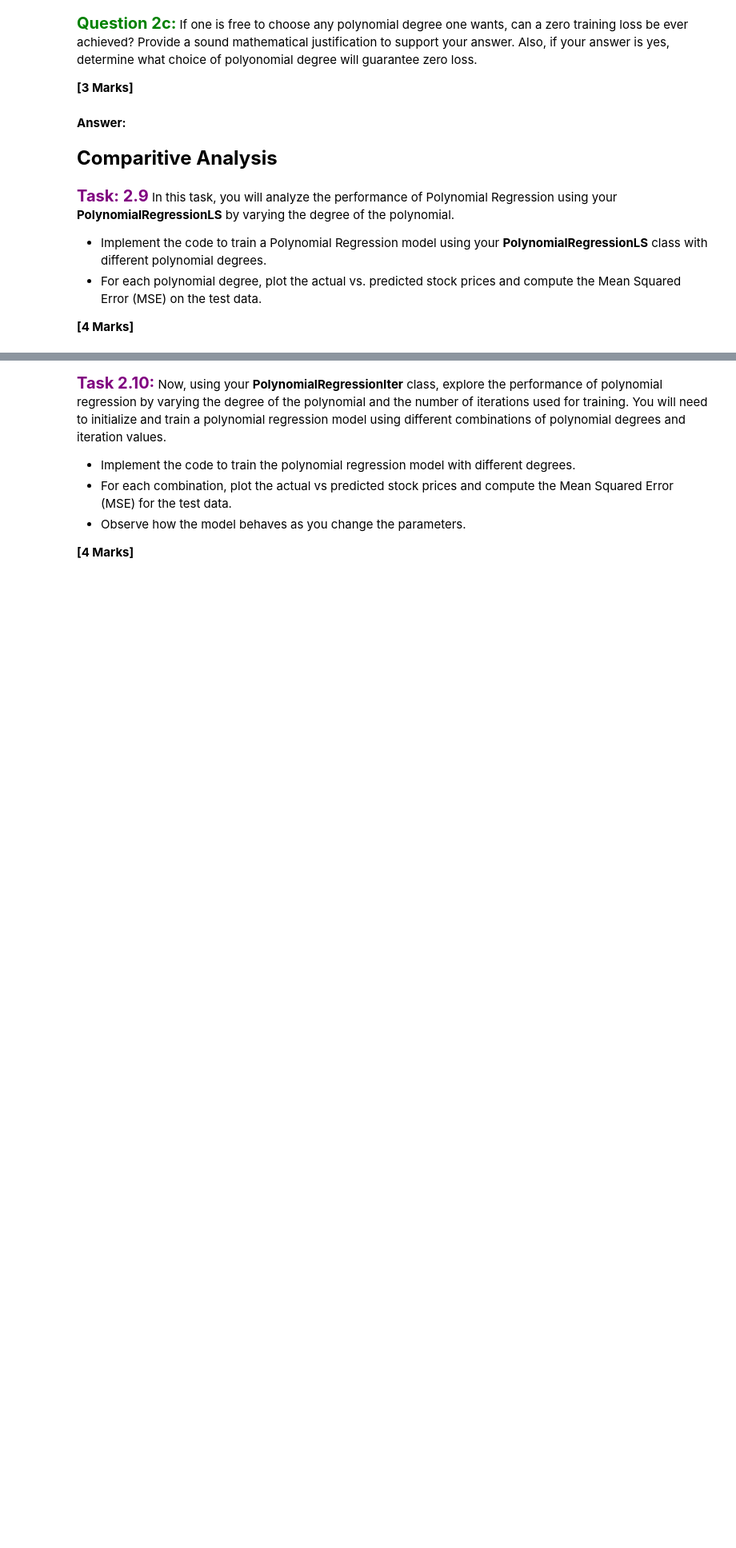
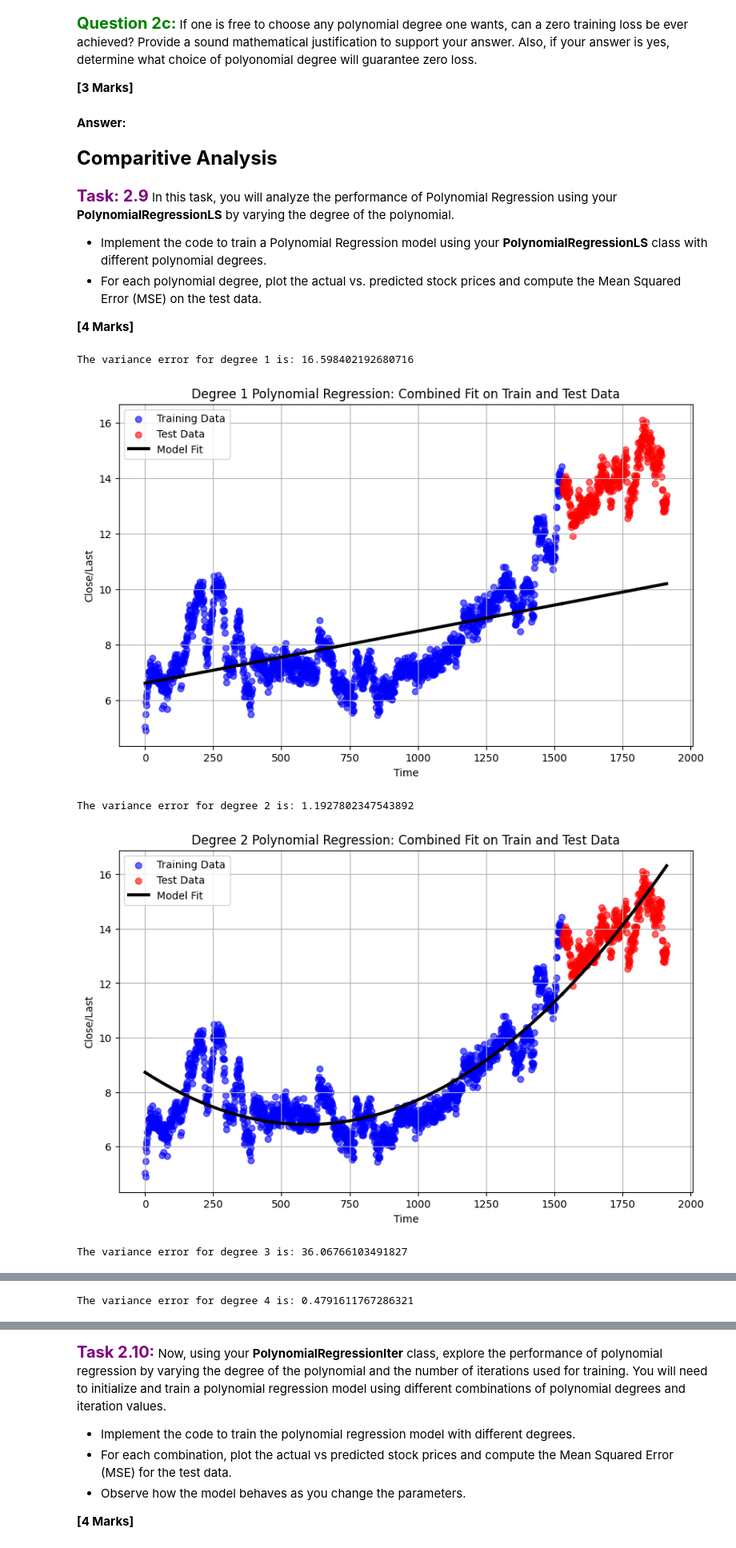
Before and after one commit to alooboii/Learning-AIML, a Jupyter notebook: PA1/PA1.ipynb, the cells around one changed output, grey strips where cells are left out. Shown at 80% size. Cells and saved outputs as stored; diff of their text form; code cells hidden in the pictures; blank space fills up the shorter version.

```diff
--- a/PA1/PA1.ipynb
+++ b/PA1/PA1.ipynb
@@ -862,0 +1016,38 @@ degrees = [1, 2, 3, 4, 5]
+# %%
+# we have provided parameters for polynomial degrees (but try experimenting with these)
+degrees = [1, 2, 3, 4, 5]
+for degree in degrees:
+    poly = PolynomialRegressionLS(degree)
+    poly.get_weight(train_X_scaled,train_y)
+
+
+    pred_train_y = poly.predict(train_X_scaled)
+    pred_test_y = poly.predict(test_X_scaled)
+
+    variance = compute_mse(test_y, pred_test_y)
+    print(f"The variance error for degree {degree} is: {variance}")
+
+
+    plt.figure(figsize=(10, 6))
+    plt.scatter(train_X, train_y, color='blue', alpha=0.6, label='Training Data')
+    plt.scatter(test_X, test_y, color='red', alpha=0.6, label='Test Data')
+    plt.plot(np.array(train_X),
+             pred_train_y,
+             color='black', linewidth=3)
+    plt.plot(np.array(test_X),
+             pred_test_y,
+             color='black', linewidth=3, label='Model Fit')
+    plt.xlabel('Time')
+    plt.ylabel('Close/Last')
+    plt.title(f'Degree {poly.degree} Polynomial Regression: Combined Fit on Train and Test Data')
+    plt.legend()
+    plt.grid(True)
+    plt.show()
+
+#Your code here
+# %% [output]
+The variance error for degree 1 is: 16.598402192680716
+[figure, added]
+The variance error for degree 2 is: 1.1927802347543892
+[figure, added]
+The variance error for degree 3 is: 36.06766103491827
@@ -862,0 +1055 @@ degrees = [1, 2, 3, 4, 5]
+The variance error for degree 4 is: 0.4791611767286321
```
Also changed, not shown: parts of 17 cells of this notebook.
